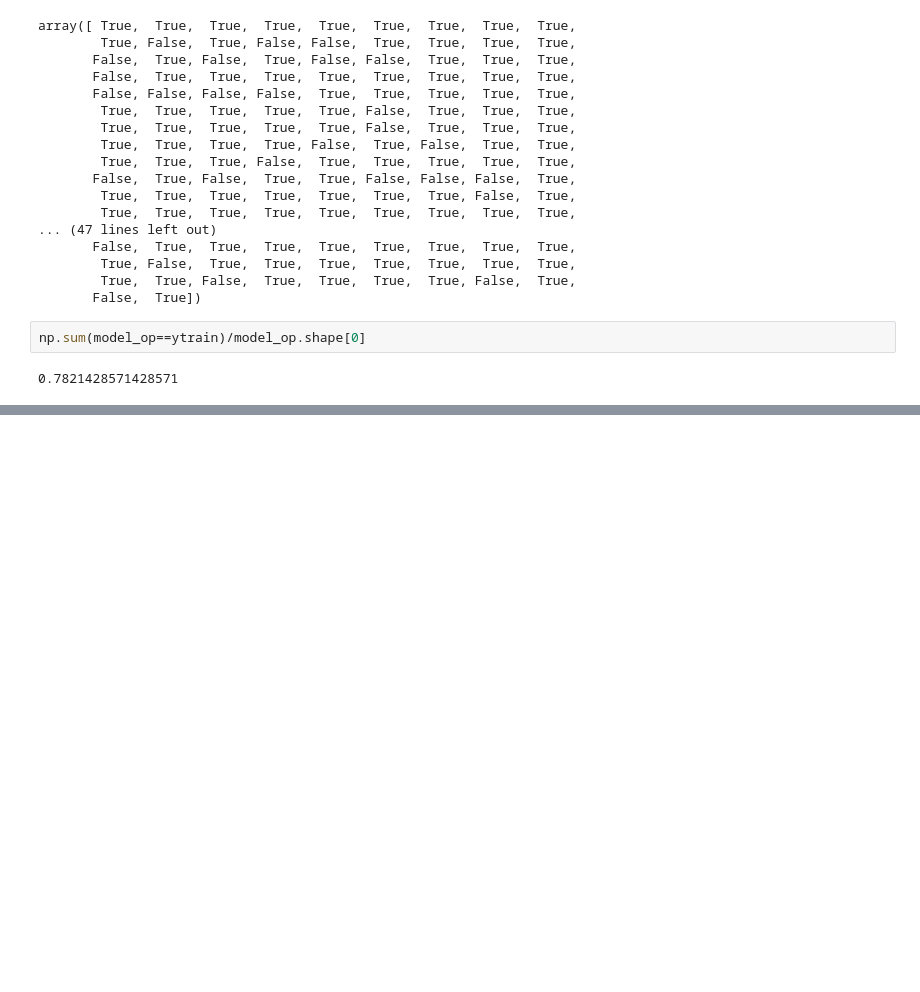
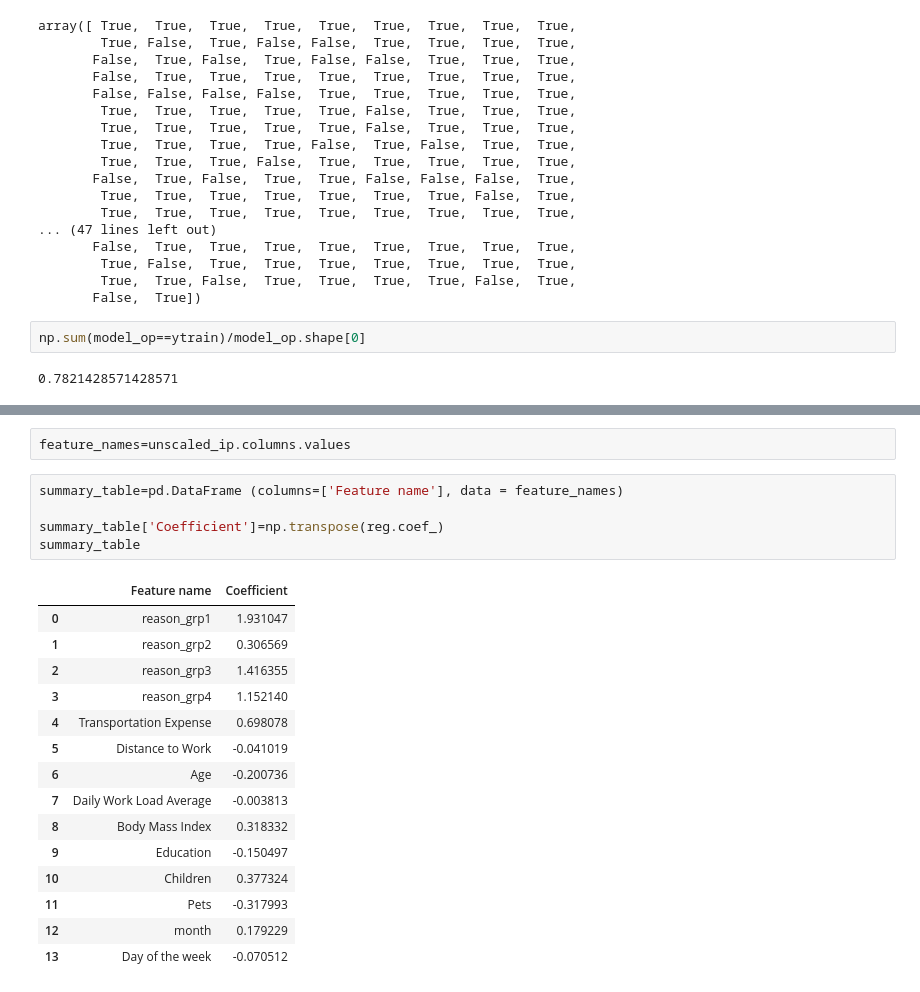
Before and after one commit to mohithsaran/Project-using-Python-SQL-Tableau, a Jupyter notebook: MachineLearning.ipynb, the cells around one changed output, grey strips where cells are left out. Saved outputs shown, nothing was run; the diff lists cells and outputs as text; blank space fills up the shorter version.

```diff
--- a/MachineLearning.ipynb
+++ b/MachineLearning.ipynb
@@ -209,0 +228,23 @@ np.sum(model_op==ytrain)/model_op.shape[0]
+# %%
+feature_names=unscaled_ip.columns.values
+# %%
+summary_table=pd.DataFrame (columns=['Feature name'], data = feature_names)
+
+summary_table['Coefficient']=np.transpose(reg.coef_)
+summary_table
+# %% [output]
+|  | Feature name | Coefficient |
+| 0 | reason_grp1 | 1.931047 |
+| 1 | reason_grp2 | 0.306569 |
+| 2 | reason_grp3 | 1.416355 |
+| 3 | reason_grp4 | 1.152140 |
+| 4 | Transportation Expense | 0.698078 |
+| 5 | Distance to Work | -0.041019 |
+| 6 | Age | -0.200736 |
+| 7 | Daily Work Load Average | -0.003813 |
+| 8 | Body Mass Index | 0.318332 |
+| 9 | Education | -0.150497 |
+| 10 | Children | 0.377324 |
+| 11 | Pets | -0.317993 |
+| 12 | month | 0.179229 |
+| 13 | Day of the week | -0.070512 |
```
Also changed, not shown: parts of 18 cells of this notebook.
